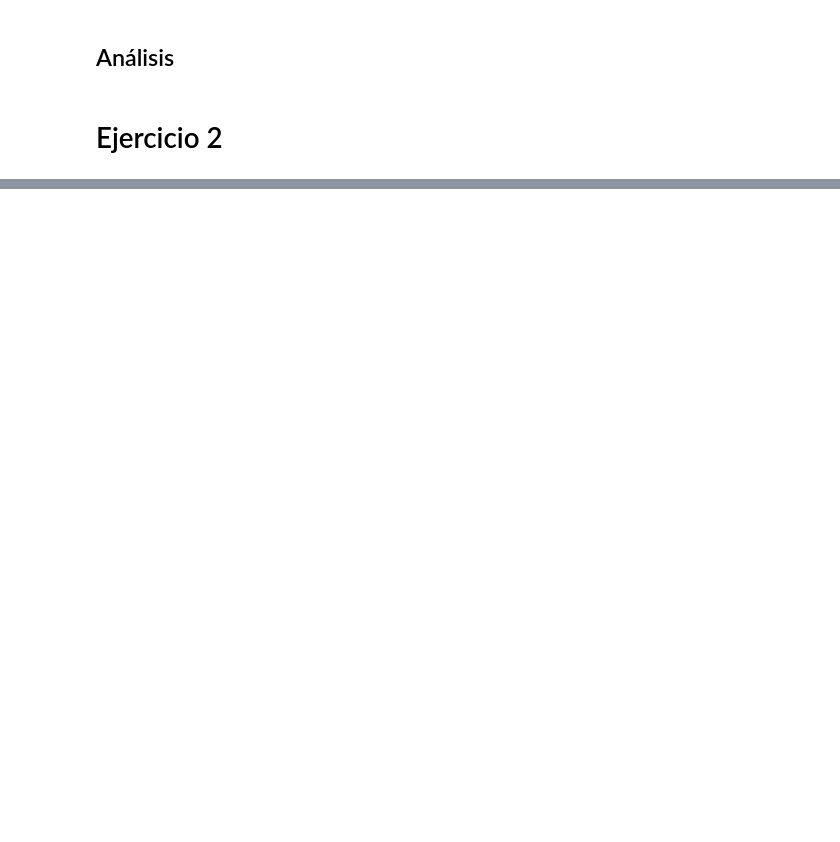
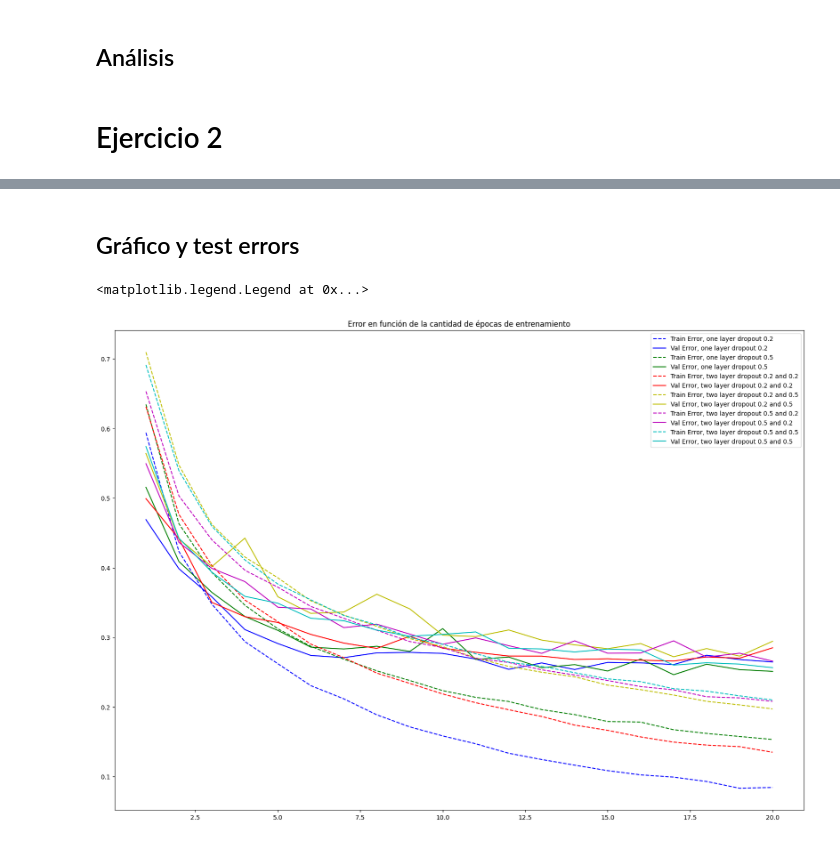
Before and after one commit to LautaroCerruti/ML-IAA-2024, a Jupyter notebook: TP5/TP5.ipynb, the cells around one changed output, grey strips where cells are left out. Drawn from its saved outputs; the diff is of its cells as text; code cells hidden in the pictures; blank space fills up the shorter version.

```diff
--- a/TP5/TP5.ipynb
+++ b/TP5/TP5.ipynb
@@ -105,0 +161,26 @@ Error en test: 0.2975999712944031
+# %%
+for rate in dropout_vals:
+    for rate2 in dropout_vals:
+        model = models.Sequential()
+        model.add(layers.Conv2D(32, (3, 3), activation='relu', input_shape=(32, 32, 3), padding="same", strides=1))
+        model.add(layers.MaxPooling2D((2, 2)))
+        model.add(layers.Conv2D(64, (3, 3), activation='relu', padding="same", strides=1))
+        model.add(layers.Conv2D(64, (3, 3), activation='relu', padding="same", strides=1))
+        model.add(layers.MaxPooling2D((2, 2)))
+        model.add(layers.Conv2D(64, (3, 3), activation='relu', padding="same", strides=1))
+        model.add(layers.Conv2D(64, (3, 3), activation='relu', padding="same", strides=1))
+        model.add(layers.Dropout(rate))
+        model.add(layers.Flatten())
+        model.add(layers.Dense(64, activation='relu'))
+        model.add(layers.Dropout(rate2))
+        model.add(layers.Dense(128, activation='relu'))
+        model.add(layers.Dense(128, activation='relu'))
+        model.add(layers.Dense(10))
+
+        model.compile(optimizer='adam',
+                loss=tf.keras.losses.SparseCategoricalCrossentropy(from_logits=True),
+                metrics=['accuracy'])
+
+        history = model.fit(train_images, train_labels, epochs=20, validation_split=0.2)
+
+        models_two_dropout[(rate, rate2)] = {'model': model, 'history': history}
@@ -105,0 +205,22 @@ Error en test: 0.2975999712944031
+# %% [markdown]
+## Gráfico y test errors
+# %%
+ranges = range(1, 21)
+colors=['b', 'g', 'r', 'y', 'm', 'c']
+i_color = 0
+plt.figure(figsize=(20, 14))
+for r, m in models_one_dropout.items():
+    plt.plot(ranges, [1-a for a in m['history'].history['accuracy']], label=f'Train Error, one layer dropout {r}', linestyle='--', color=colors[i_color])
+    plt.plot(ranges, [1-a for a in m['history'].history['val_accuracy']], label=f'Val Error, one layer dropout {r}', linestyle='-', color=colors[i_color])
+    i_color += 1
+
+for (r1, r2), m in models_two_dropout.items():
+    plt.plot(ranges, [1-a for a in m['history'].history['accuracy']], label=f'Train Error, two layer dropout {r1} and {r2}', linestyle='--', color=colors[i_color])
+    plt.plot(ranges, [1-a for a in m['history'].history['val_accuracy']], label=f'Val Error, two layer dropout {r1} and {r2}', linestyle='-', color=colors[i_color])
+    i_color += 1
+
+plt.title(f'Error en función de la cantidad de épocas de entrenamiento')
+plt.legend()
+# %% [output]
+<matplotlib.legend.Legend at 0x...>
+[figure, added]
```
Also changed, not shown: parts of 19 cells of this notebook.
